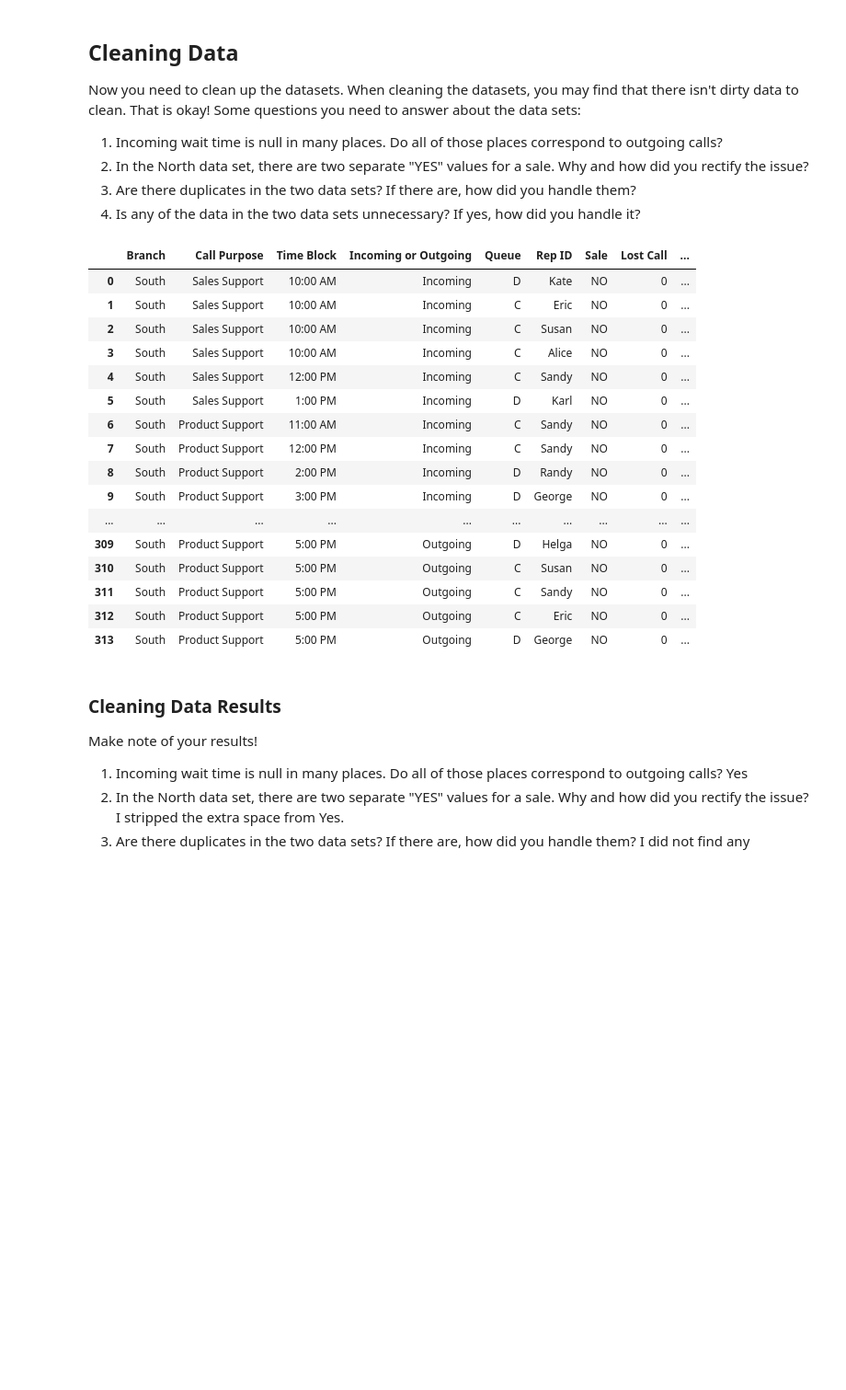
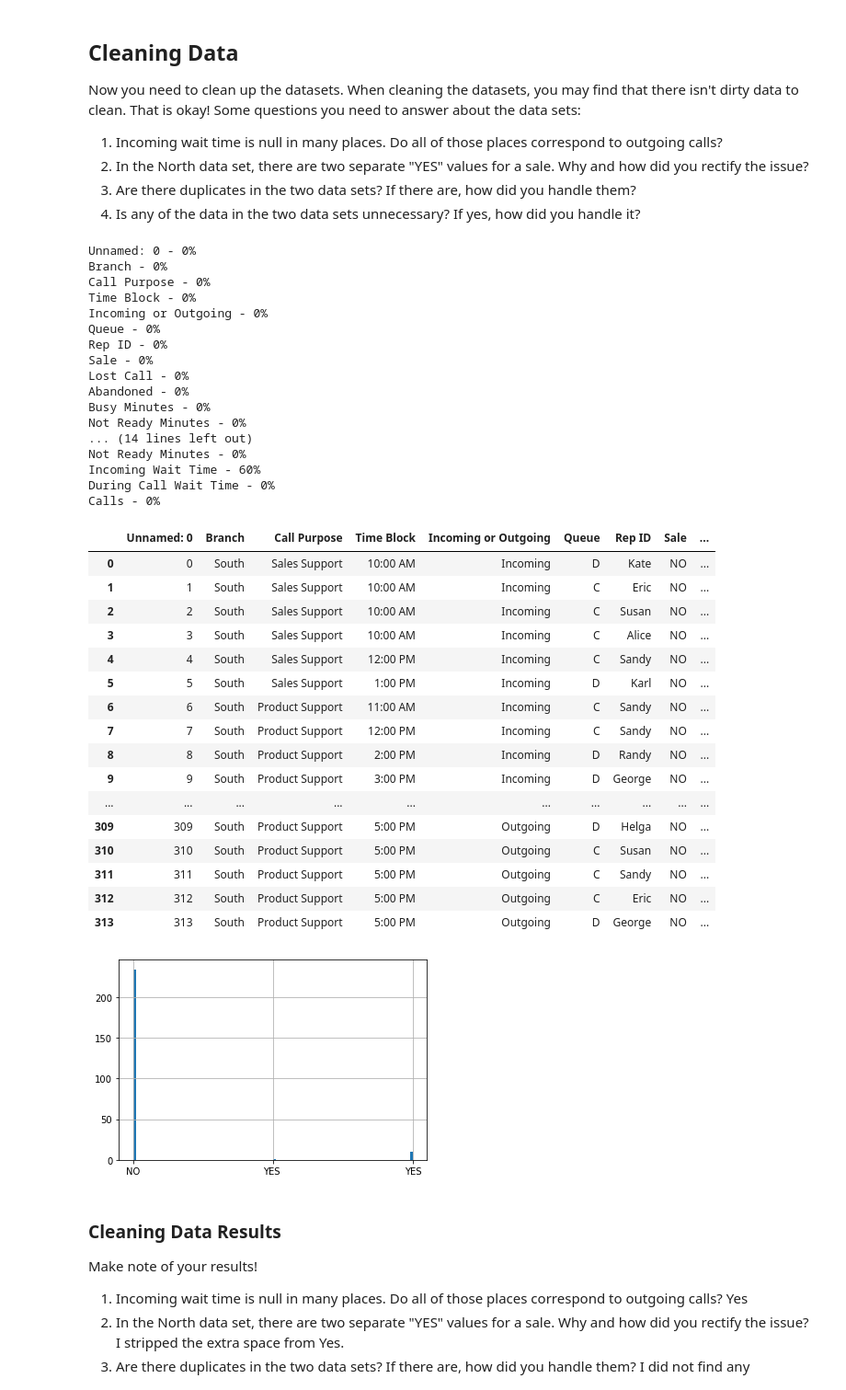
Before and after one commit to toribuzz/call-center-cleanup-assignment, a Jupyter notebook: Call Center Cleanup.ipynb, the cells around one changed output. Shown: that part at 92% size. Cells and saved outputs as stored; diff of their text form; code cells hidden in the pictures; blank space fills up the shorter version.

Commit message:
CALL CENTER

```diff
--- a/Call Center Cleanup.ipynb
+++ b/Call Center Cleanup.ipynb
@@ -157,40 +159,55 @@ Now you need to clean up the datasets. When cleaning the datasets, you may find
 4. Is any of the data in the two data sets unnecessary? If yes, how did you handle it?
 # %%
 # Clean your data here
-#for col in north_df.columns:
-    #pct_missing = np.mean(north_df[col].isnull())
-    #print('{} - {}%'.format(col, round(pct_missing*100)))
-#for col in south_df.columns:
-    #pct_missing = np.mean(south_df[col].isnull())
-    #print('{} - {}%'.format(col, round(pct_missing*100)))
-#north_df[['Incoming Wait Time', 'Incoming or Outgoing']]
-#pd.set_option("display.max_rows", None, "display.max_columns", None)
-#north_df[['Incoming Wait Time', "Incoming or Outgoing"]]
-#north_df['Sale'].hist(bins=100)
-#north_df['Sale'] = north_df['Sale'].str.rstrip()
+for col in north_df.columns:
+    pct_missing = np.mean(north_df[col].isnull())
+    print('{} - {}%'.format(col, round(pct_missing*100)))
+for col in south_df.columns:
+    pct_missing = np.mean(south_df[col].isnull())
+    print('{} - {}%'.format(col, round(pct_missing*100)))
+north_df[['Incoming Wait Time', 'Incoming or Outgoing']]
+pd.set_option("display.max_rows", None, "display.max_columns", None)
+north_df[['Incoming Wait Time', "Incoming or Outgoing"]]
+north_df['Sale'].hist(bins=100)
+north_df['Sale'] = north_df['Sale'].str.rstrip()
 north_df.duplicated().sum()
 south_df.drop_duplicates()
-#key = ['Branch', 'Call Purpose', 'Time Block', 'Incoming or Outgoing', 'Queue', 'Rep ID', 'Sale', 'Lost Call', 'Busy Minutes', 'Not Ready Minutes', 'Incoming Wait Time', 'During Call Wait Time', 'Calls']
-
-#north_df.fillna(-999).groupby(key)['id'].count().sort_values(ascending=False).head(20)
 # %% [output]
+Unnamed: 0 - 0%
+Branch - 0%
+Call Purpose - 0%
+Time Block - 0%
+Incoming or Outgoing - 0%
+Queue - 0%
+Rep ID - 0%
+Sale - 0%
+Lost Call - 0%
+Abandoned - 0%
+Busy Minutes - 0%
+Not Ready Minutes - 0%
+... (14 lines left out)
+Not Ready Minutes - 0%
+Incoming Wait Time - 60%
+During Call Wait Time - 0%
+Calls - 0%
-|  | Branch | Call Purpose | Time Block | Incoming or Outgoing | Queue | Rep ID | Sale | Lost Call | ... |
-| 0 | South | Sales Support | 10:00 AM | Incoming | D | Kate | NO | 0 | ... |
-| 1 | South | Sales Support | 10:00 AM | Incoming | C | Eric | NO | 0 | ... |
-| 2 | South | Sales Support | 10:00 AM | Incoming | C | Susan | NO | 0 | ... |
-| 3 | South | Sales Support | 10:00 AM | Incoming | C | Alice | NO | 0 | ... |
-| 4 | South | Sales Support | 12:00 PM | Incoming | C | Sandy | NO | 0 | ... |
-| 5 | South | Sales Support | 1:00 PM | Incoming | D | Karl | NO | 0 | ... |
-| 6 | South | Product Support | 11:00 AM | Incoming | C | Sandy | NO | 0 | ... |
-| 7 | South | Product Support | 12:00 PM | Incoming | C | Sandy | NO | 0 | ... |
-| 8 | South | Product Support | 2:00 PM | Incoming | D | Randy | NO | 0 | ... |
-| 9 | South | Product Support | 3:00 PM | Incoming | D | George | NO | 0 | ... |
+|  | Unnamed: 0 | Branch | Call Purpose | Time Block | Incoming or Outgoing | Queue | Rep ID | Sale | ... |
+| 0 | 0 | South | Sales Support | 10:00 AM | Incoming | D | Kate | NO | ... |
+| 1 | 1 | South | Sales Support | 10:00 AM | Incoming | C | Eric | NO | ... |
+| 2 | 2 | South | Sales Support | 10:00 AM | Incoming | C | Susan | NO | ... |
+| 3 | 3 | South | Sales Support | 10:00 AM | Incoming | C | Alice | NO | ... |
+| 4 | 4 | South | Sales Support | 12:00 PM | Incoming | C | Sandy | NO | ... |
+| 5 | 5 | South | Sales Support | 1:00 PM | Incoming | D | Karl | NO | ... |
+| 6 | 6 | South | Product Support | 11:00 AM | Incoming | C | Sandy | NO | ... |
+| 7 | 7 | South | Product Support | 12:00 PM | Incoming | C | Sandy | NO | ... |
+| 8 | 8 | South | Product Support | 2:00 PM | Incoming | D | Randy | NO | ... |
+| 9 | 9 | South | Product Support | 3:00 PM | Incoming | D | George | NO | ... |
 | ... | ... | ... | ... | ... | ... | ... | ... | ... | ... |
-| 309 | South | Product Support | 5:00 PM | Outgoing | D | Helga | NO | 0 | ... |
-| 310 | South | Product Support | 5:00 PM | Outgoing | C | Susan | NO | 0 | ... |
-| 311 | South | Product Support | 5:00 PM | Outgoing | C | Sandy | NO | 0 | ... |
-| 312 | South | Product Support | 5:00 PM | Outgoing | C | Eric | NO | 0 | ... |
-| 313 | South | Product Support | 5:00 PM | Outgoing | D | George | NO | 0 | ... |
+| 309 | 309 | South | Product Support | 5:00 PM | Outgoing | D | Helga | NO | ... |
+| 310 | 310 | South | Product Support | 5:00 PM | Outgoing | C | Susan | NO | ... |
+| 311 | 311 | South | Product Support | 5:00 PM | Outgoing | C | Sandy | NO | ... |
+| 312 | 312 | South | Product Support | 5:00 PM | Outgoing | C | Eric | NO | ... |
+| 313 | 313 | South | Product Support | 5:00 PM | Outgoing | D | George | NO | ... |
+[figure, added]
 # %% [markdown]
 ### Cleaning Data Results
 
```
Also changed, not shown: parts of 11 cells of this notebook, 1 other file.
